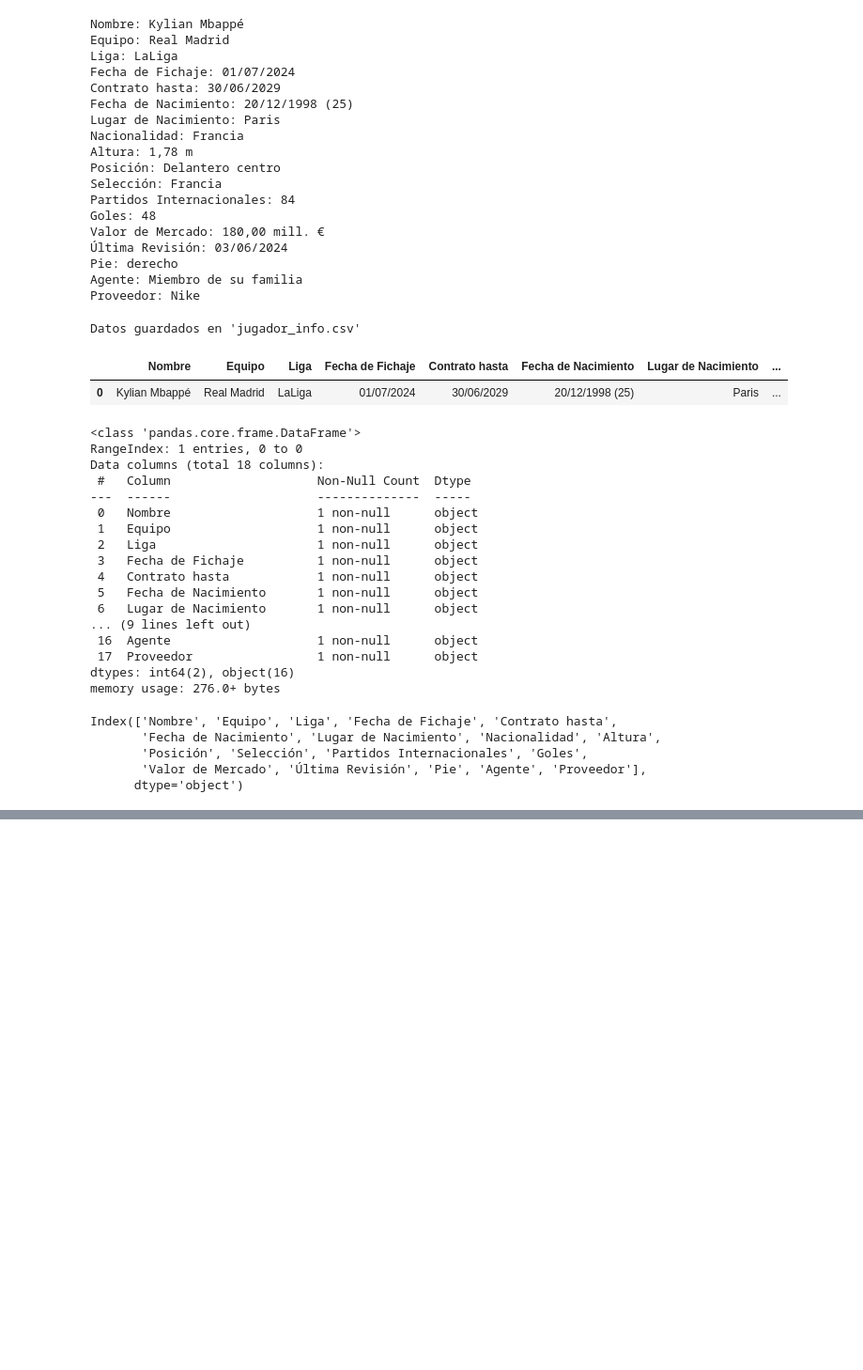
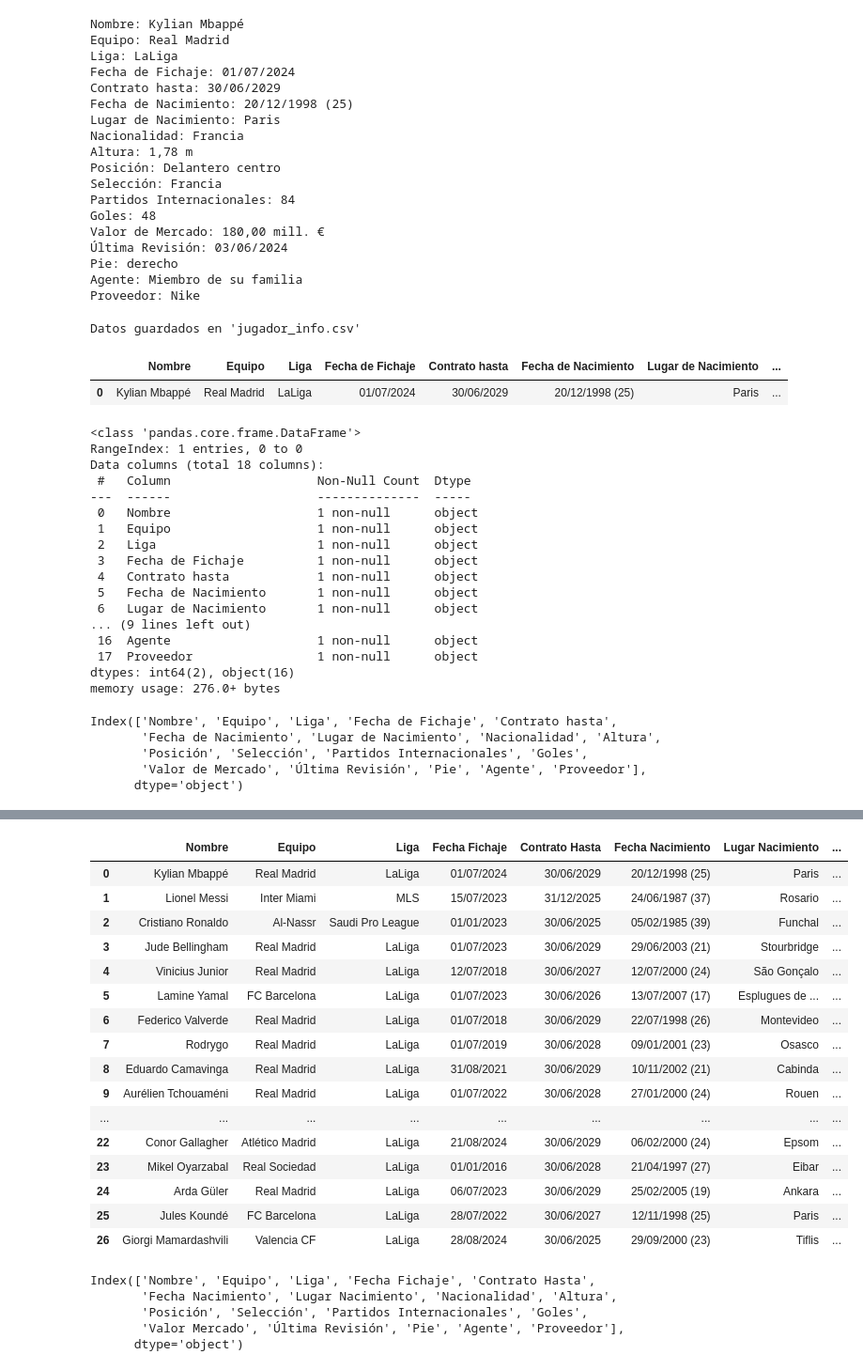
Before and after one commit to Lokhy87/DV7_GROUP, a Jupyter notebook: transfermarkt_scrapping.ipynb, the cells around one changed output, grey strips where cells are left out. Shown: that part at 94% size. Saved outputs shown, nothing was run; the diff lists cells and outputs as text; code cells hidden in the pictures; blank space fills up the shorter version.

Commit message:
Data + valiosos

```diff
--- a/transfermarkt_scrapping.ipynb
+++ b/transfermarkt_scrapping.ipynb
@@ -88,6 +90,7 @@ except AttributeError:
 
 # Extraer la posición
 try:
+    posicion = "Posición no encontrada"  # Inicializar la variable
     # Encontrar todos los <ul> con la clase 'data-header__items'
     uls = soup.find_all('ul', class_='data-header__items')
     if len(uls) > 1:
@@ -96,11 +99,7 @@ try:
                             if 'Posición:' in li.get_text()), None)
         if position_li:
             position_span = position_li.find('span', class_='data-header__content')
-            #posicion = get_text_or_default(position_span)
-        else:
-            posicion = "Posición no encontrada"
-    else:
-        posicion = "Posición no encontrada"
+            posicion = position_span.get_text(strip=True) if position_span else "Posición no encontrada"
 except AttributeError:
     posicion = "Posición no encontrada"
 
@@ -312,0 +346,5 @@ Index(['Nombre', 'Equipo', 'Liga', 'Fecha de Fichaje', 'Contrato hasta',
+# %%
+# User-Agent para evitar bloqueos
+headers = {
+    'User-Agent': 'Mozilla/5.0 (Windows NT 10.0; Win64; x64) AppleWebKit/537.36 (KHTML, like Gecko) Chrome/85.0.4183.83 Safari/537.36'
+}
@@ -312,0 +510,41 @@ Index(['Nombre', 'Equipo', 'Liga', 'Fecha de Fichaje', 'Contrato hasta',
+# %%
+# Lista para almacenar la información de todos los jugadores
+lista_jugadores = []
+
+# Iterar sobre el diccionario de URLs y extraer la información
+for nombre_jugador, url_jugador in jugadores.items():
+    #print(f"Extrayendo información de {nombre_jugador}...")
+    info = extraer_info_jugador(url_jugador)
+    lista_jugadores.append(info)
+# %%
+# Convertir la lista de diccionarios en un DataFrame
+df_jugadores = pd.DataFrame(lista_jugadores)
+# %%
+# Mostrar el DataFrame
+df_jugadores
+# %% [output]
+|  | Nombre | Equipo | Liga | Fecha Fichaje | Contrato Hasta | Fecha Nacimiento | Lugar Nacimiento | ... |
+| 0 | Kylian Mbappé | Real Madrid | LaLiga | 01/07/2024 | 30/06/2029 | 20/12/1998 (25) | Paris | ... |
+| 1 | Lionel Messi | Inter Miami | MLS | 15/07/2023 | 31/12/2025 | 24/06/1987 (37) | Rosario | ... |
+| 2 | Cristiano Ronaldo | Al-Nassr | Saudi Pro League | 01/01/2023 | 30/06/2025 | 05/02/1985 (39) | Funchal | ... |
+| 3 | Jude Bellingham | Real Madrid | LaLiga | 01/07/2023 | 30/06/2029 | 29/06/2003 (21) | Stourbridge | ... |
+| 4 | Vinicius Junior | Real Madrid | LaLiga | 12/07/2018 | 30/06/2027 | 12/07/2000 (24) | São Gonçalo | ... |
+| 5 | Lamine Yamal | FC Barcelona | LaLiga | 01/07/2023 | 30/06/2026 | 13/07/2007 (17) | Esplugues de ... | ... |
+| 6 | Federico Valverde | Real Madrid | LaLiga | 01/07/2018 | 30/06/2029 | 22/07/1998 (26) | Montevideo | ... |
+| 7 | Rodrygo | Real Madrid | LaLiga | 01/07/2019 | 30/06/2028 | 09/01/2001 (23) | Osasco | ... |
+| 8 | Eduardo Camavinga | Real Madrid | LaLiga | 31/08/2021 | 30/06/2029 | 10/11/2002 (21) | Cabinda | ... |
+| 9 | Aurélien Tchouaméni | Real Madrid | LaLiga | 01/07/2022 | 30/06/2028 | 27/01/2000 (24) | Rouen | ... |
+| ... | ... | ... | ... | ... | ... | ... | ... | ... |
+| 22 | Conor Gallagher | Atlético Madrid | LaLiga | 21/08/2024 | 30/06/2029 | 06/02/2000 (24) | Epsom | ... |
+| 23 | Mikel Oyarzabal | Real Sociedad | LaLiga | 01/01/2016 | 30/06/2028 | 21/04/1997 (27) | Eibar | ... |
+| 24 | Arda Güler | Real Madrid | LaLiga | 06/07/2023 | 30/06/2029 | 25/02/2005 (19) | Ankara | ... |
+| 25 | Jules Koundé | FC Barcelona | LaLiga | 28/07/2022 | 30/06/2027 | 12/11/1998 (25) | Paris | ... |
+| 26 | Giorgi Mamardashvili | Valencia CF | LaLiga | 28/08/2024 | 30/06/2025 | 29/09/2000 (23) | Tiflis | ... |
+# %%
+df_jugadores.columns
+# %% [output]
+Index(['Nombre', 'Equipo', 'Liga', 'Fecha Fichaje', 'Contrato Hasta',
+       'Fecha Nacimiento', 'Lugar Nacimiento', 'Nacionalidad', 'Altura',
+       'Posición', 'Selección', 'Partidos Internacionales', 'Goles',
+       'Valor Mercado', 'Última Revisión', 'Pie', 'Agente', 'Proveedor'],
+      dtype='object')
```
Also changed, not shown: parts of 6 cells of this notebook, 1 other file.
